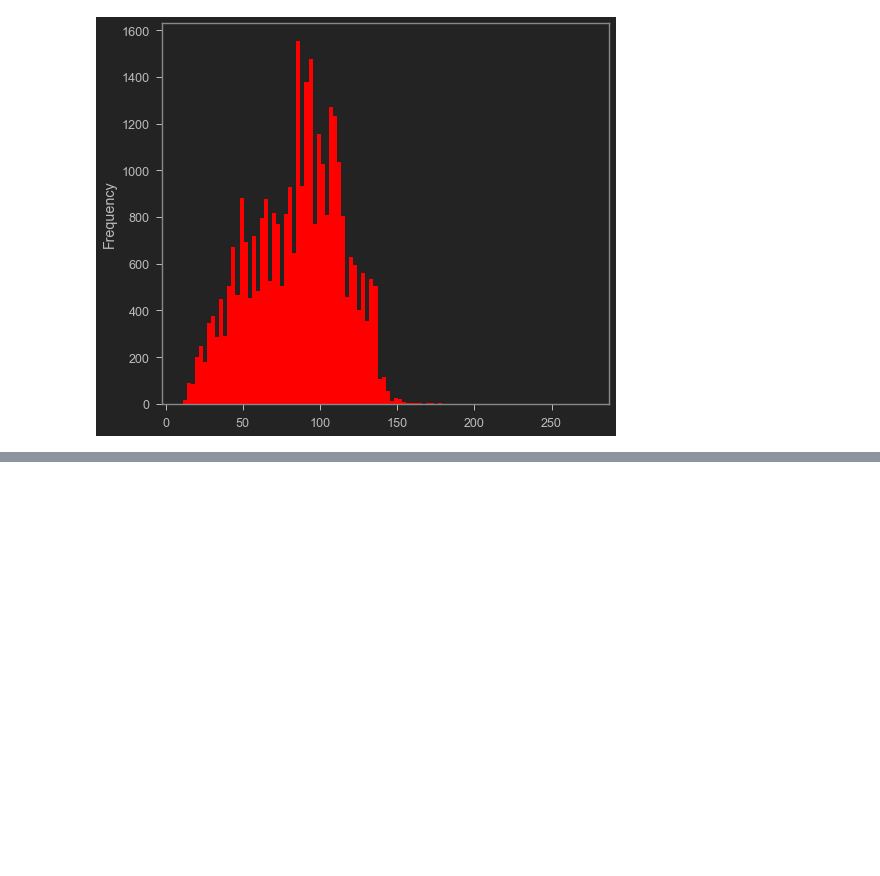
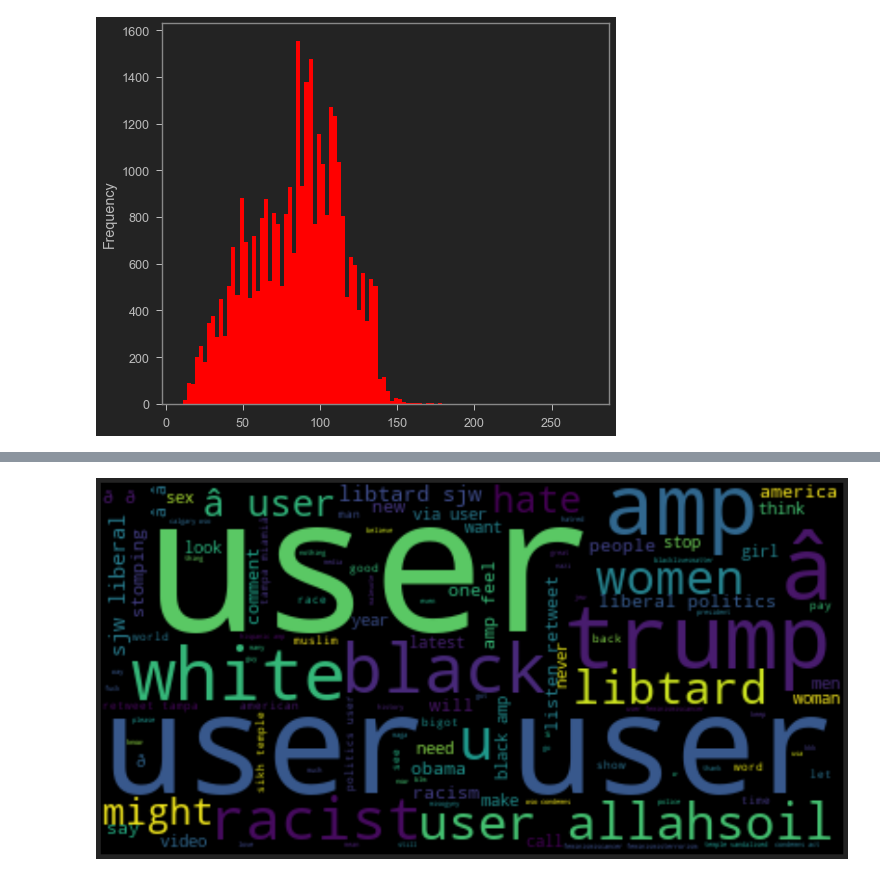
Before and after one commit to sabheen9/Sentiment-Analysis, a Jupyter notebook: sentiment_analysis.ipynb, the cells around one changed output, grey strips where cells are left out. Cells and saved outputs as stored; diff of their text form; code cells hidden in the pictures; blank space fills up the shorter version.

```diff
--- a/sentiment_analysis.ipynb
+++ b/sentiment_analysis.ipynb
@@ -207,0 +232,15 @@ tweets_df['length'].plot(bins=100,kind='hist',color='red')
+# %%
+# generating negative cloud by using negative tweets
+
+negative=tweets_df[tweets_df['label']==1] # finding out the negative tweets
+negative_tweets=negative['tweet'].tolist() # converting negative tweets into list
+all_in_one_negative_tweets=" ".join(negative_tweets) # joining all the list to make a sentence
+
+negative_cloud=WordCloud().generate(all_in_one_negative_tweets) # now generating cloud
+
+plt.figure(figsize=(20,20))
+plt.imshow(negative_cloud,interpolation='bilinear')
+plt.axis("off")
+plt.show()
+# %% [output]
+[figure, added]
```
Also changed, not shown: parts of 4 cells of this notebook.
